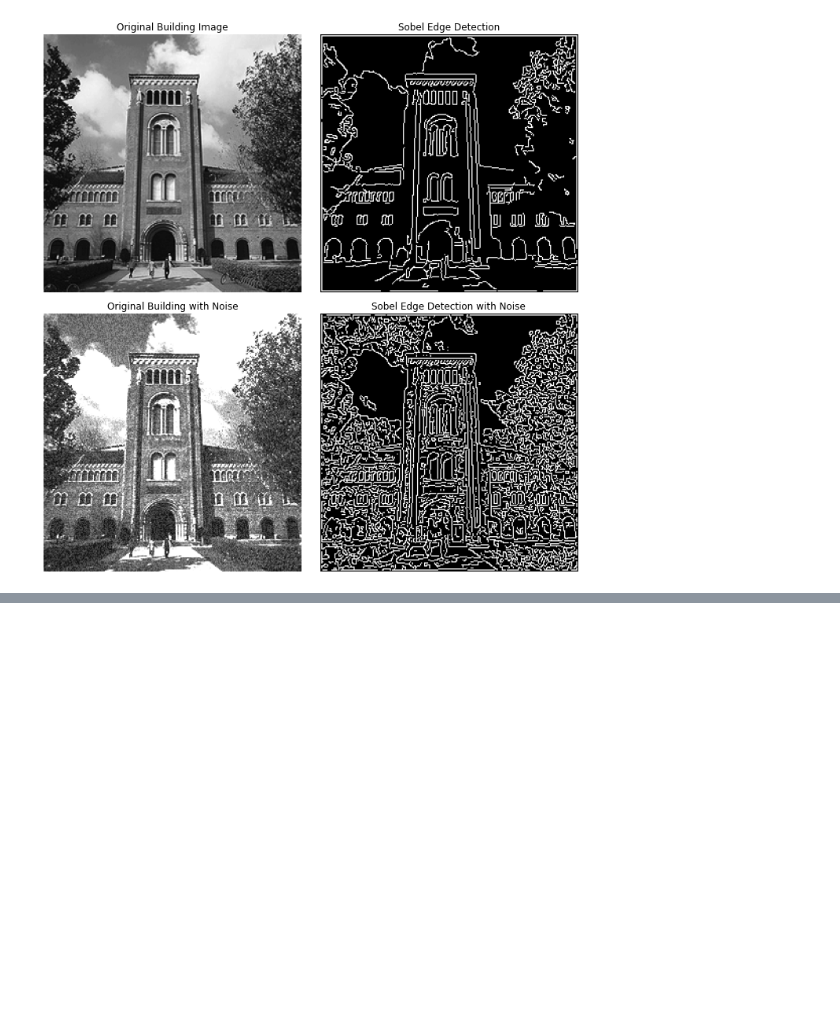
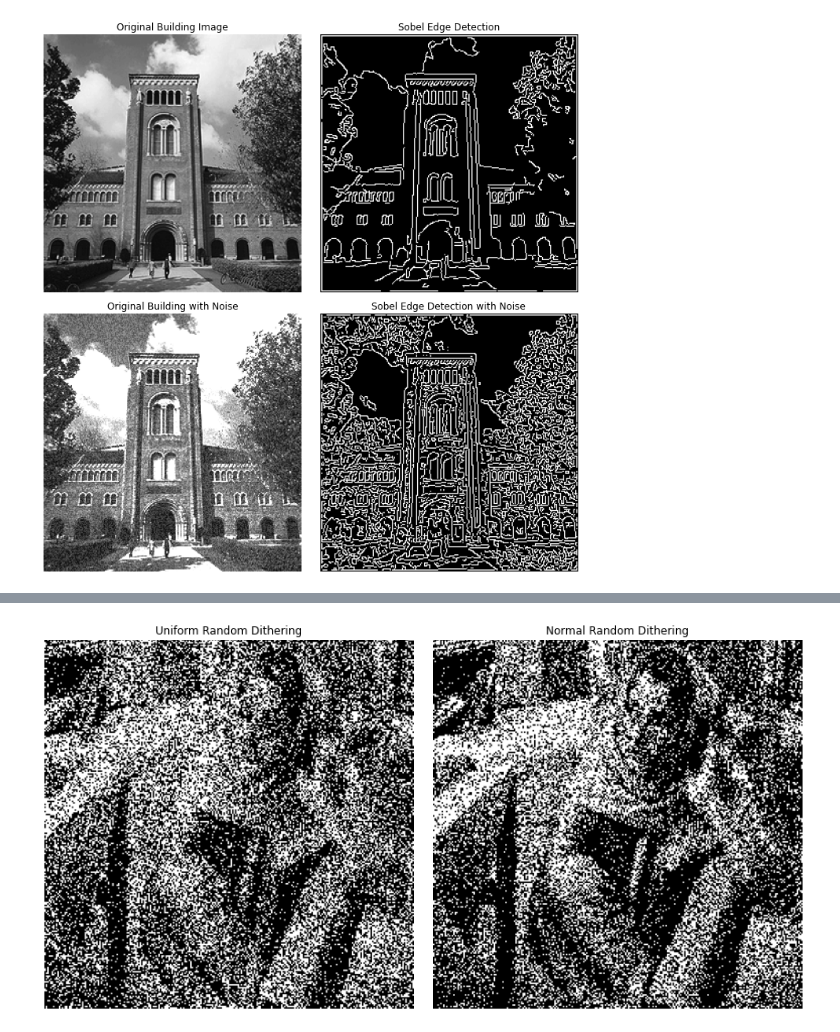
Before and after one commit to akhmedjanov3429/Image-Data-Science, a Jupyter notebook: Assignment 2/Problem 1.ipynb, the cells around one changed output, grey strips where cells are left out. Cells and saved outputs as stored; diff of their text form; code cells hidden in the pictures; blank space fills up the shorter version.

```diff
--- a/Assignment 2/Problem 1.ipynb
+++ b/Assignment 2/Problem 1.ipynb
@@ -124,0 +231,46 @@ if building_image is not None and building_noise_image is not None:
+# %%
+import numpy as np
+import matplotlib.pyplot as plt
+
+# Complete Python code to perform Random Dithering on 'barbara.raw' image
+
+# Load the image data
+image_path = './Project2_Images/barbara.raw'
+image_size = 256  # Image dimensions (256x256)
+
+with open(image_path, 'rb') as file:
+    img_data = np.fromfile(file, dtype=np.uint8).reshape((image_size, image_size))
+
+# Function to perform random dithering using a uniform distribution
+def random_dithering_uniform(image_data):
+    random_threshold = np.random.randint(0, 256, image_data.shape)
+    return np.where(image_data < random_threshold, 0, 255)
+
+# Function to perform random dithering using a normal distribution
+def random_dithering_normal(image_data):
+    # Generate random numbers with a mean of 127 and std deviation such that most values fall within 0-255
+    random_threshold = np.random.randn(*image_data.shape) * 64 + 127
+    random_threshold = np.clip(random_threshold, 0, 255)  # Clip to ensure values are within range
+    return np.where(image_data < random_threshold, 0, 255)
+
+# Perform random dithering with both distributions
+binary_img_uniform = random_dithering_uniform(img_data)
+binary_img_normal = random_dithering_normal(img_data)
+
+# Display the binary images
+fig, ax = plt.subplots(1, 2, figsize=(12, 6))
+
+# Uniform random dithering
+ax[0].imshow(binary_img_uniform, cmap='gray')
+ax[0].set_title('Uniform Random Dithering')
+ax[0].axis('off')
+
+# Normal random dithering
+ax[1].imshow(binary_img_normal, cmap='gray')
+ax[1].set_title('Normal Random Dithering')
+ax[1].axis('off')
+
+plt.tight_layout()
+plt.show()
+# %% [output]
+[figure, added]
```
Also changed, not shown: parts of 2 cells of this notebook.
